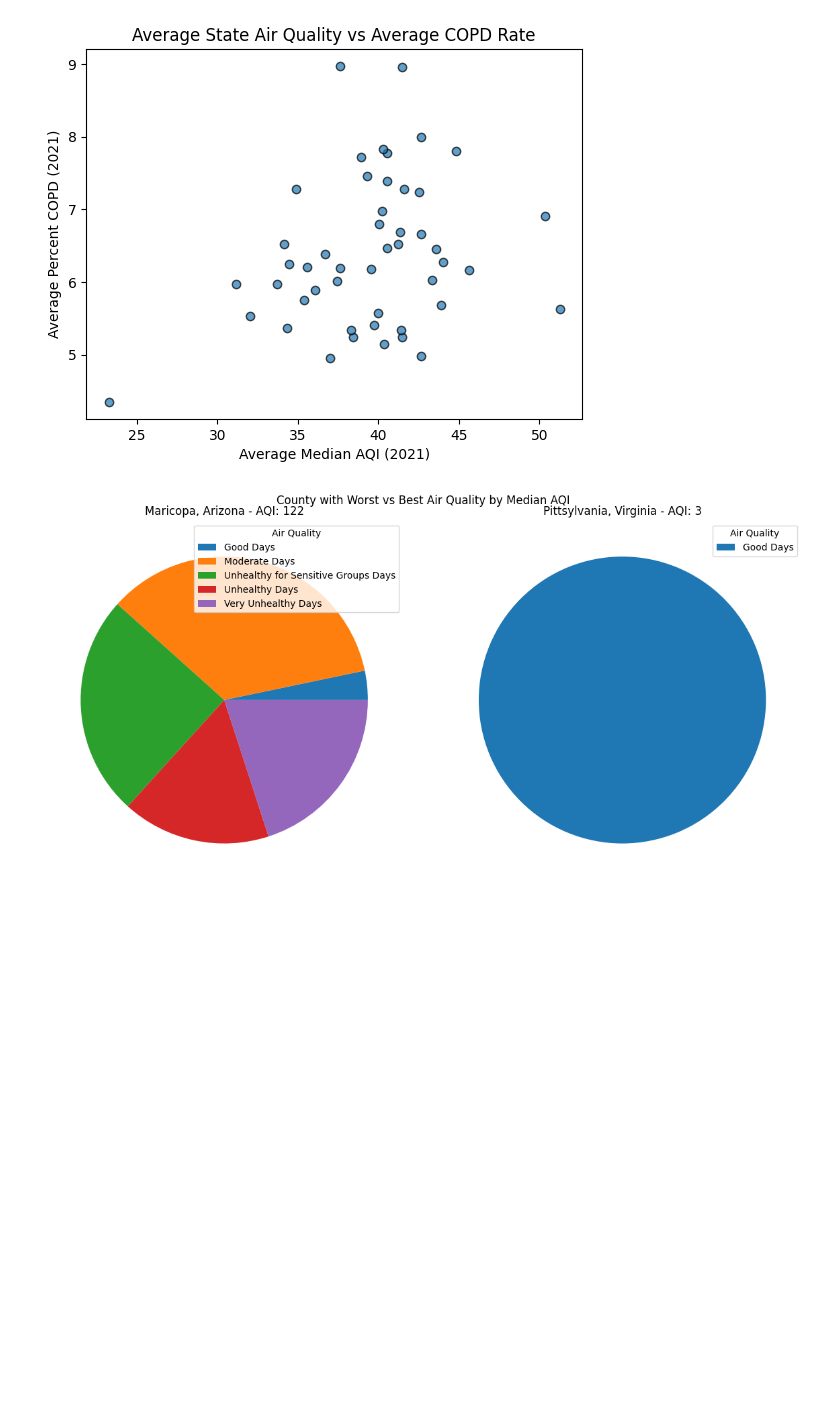
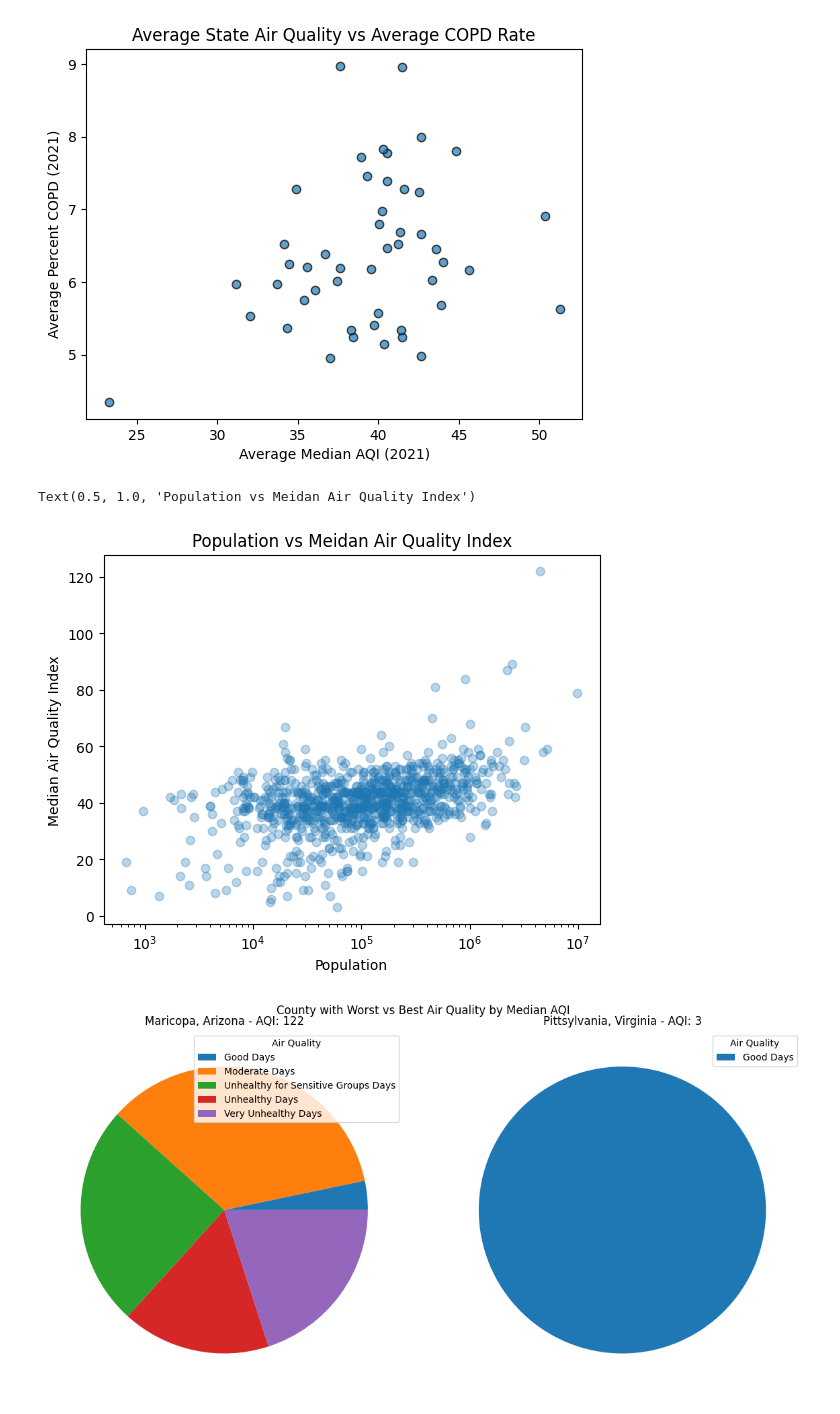
Before and after one commit to bennlol/CS176Project, a Jupyter notebook: code.ipynb, the cells around one changed output. Drawn from its saved outputs; the diff is of its cells as text; code cells hidden in the pictures; blank space fills up the shorter version.

Commit message:
Fixed one of visualizations that were missing

```diff
--- a/code.ipynb
+++ b/code.ipynb
@@ -134,6 +134,18 @@ plt.ylabel("Average Percent COPD (2021)")
 plt.show()
 # %% [output]
 [figure]
+# %%
+
+fig, ax = plt.subplots()
+# creates a scatter plot of the 2021 population estimates against median aqi
+ax.scatter(mergeFull["POP_ESTIMATE_2021"], mergeFull["Median AQI"], alpha=0.3)
+ax.set_xscale("log")
+ax.set_xlabel("Population")
+ax.set_ylabel("Median Air Quality Index")
+ax.set_title("Population vs Meidan Air Quality Index")
+# %% [output]
+Text(0.5, 1.0, 'Population vs Meidan Air Quality Index')
+[figure, added]
 # %%
 fig, ax = plt.subplots(1, 2, figsize=(12, 6))
 
```
Also changed, not shown: 1 other file.
